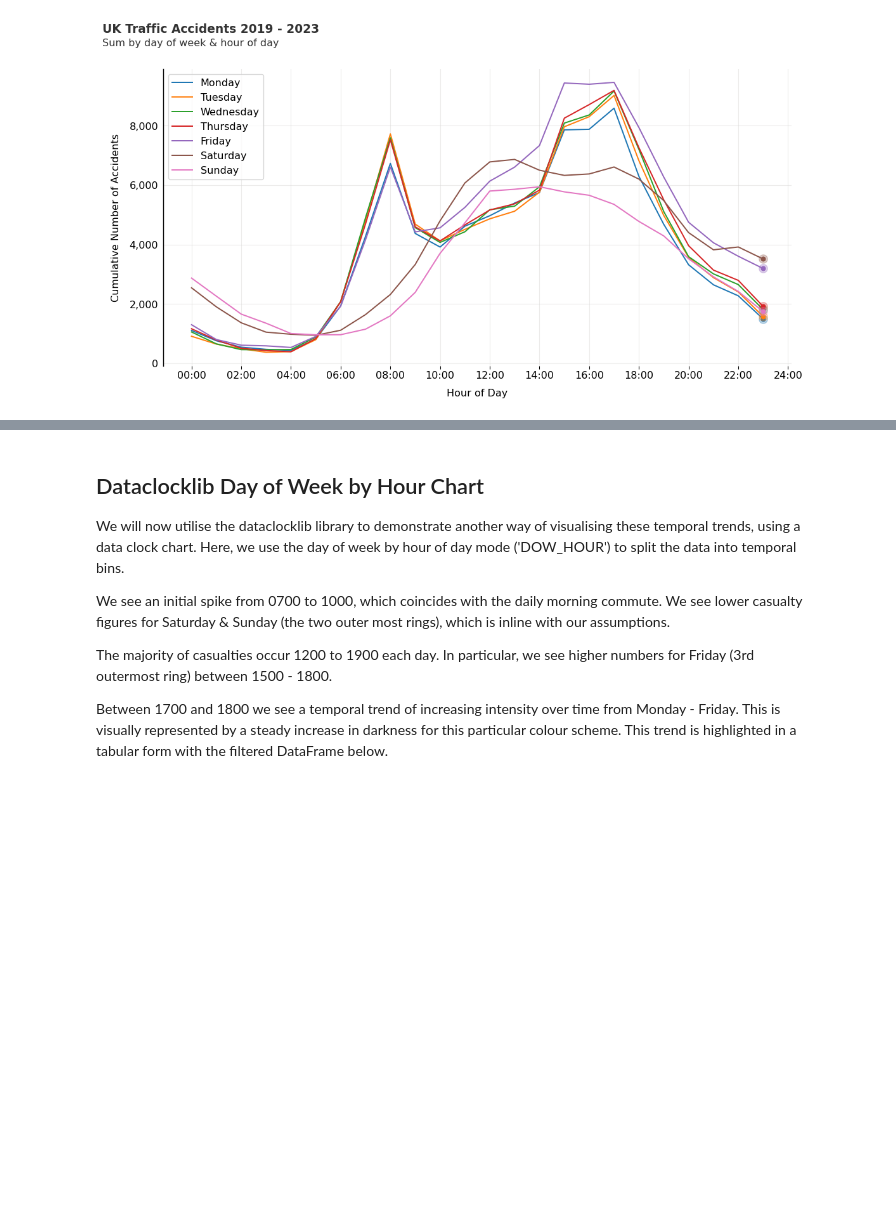
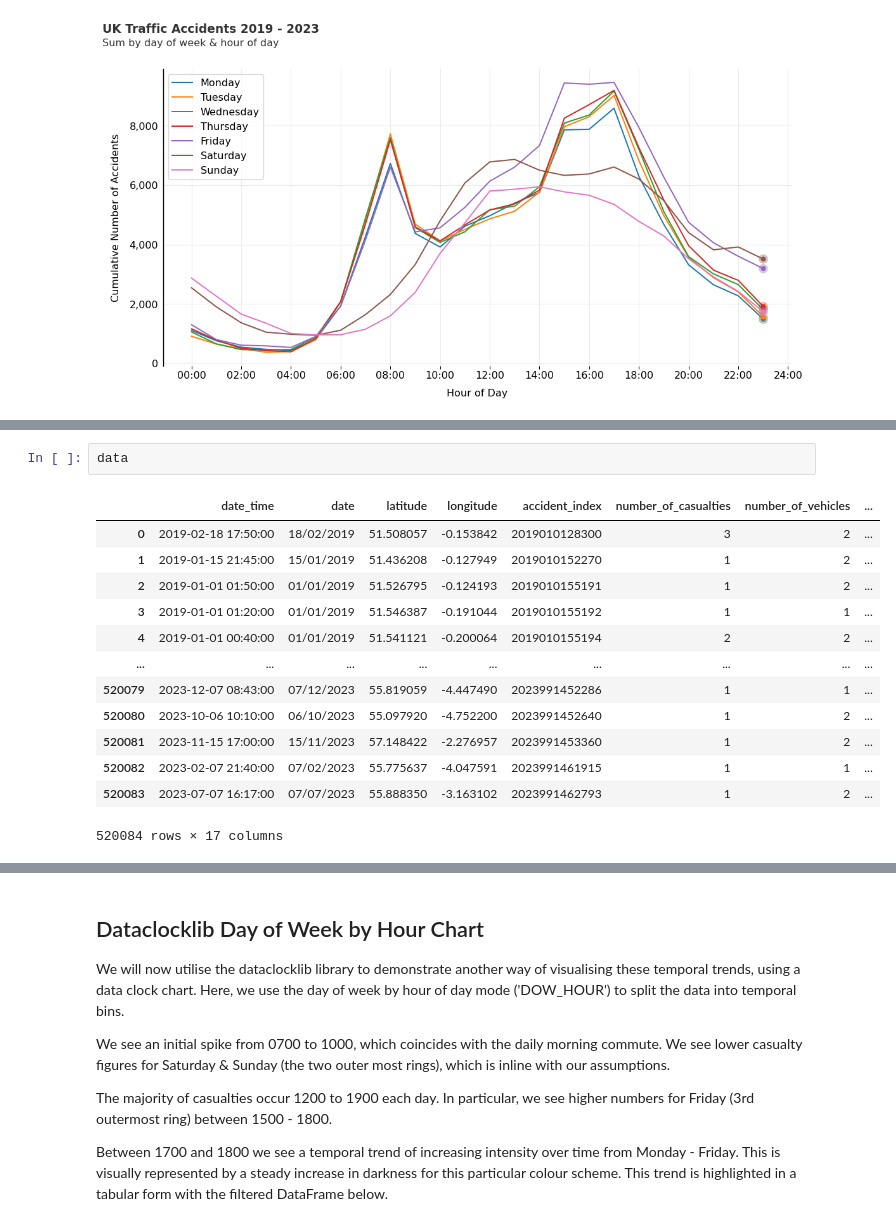
Before and after one commit to andyrids/dataclocklib, a Jupyter notebook: docs/source/tutorial.ipynb, the cells around one changed output, grey strips where cells are left out. Drawn from its saved outputs; the diff is of its cells as text; blank space fills up the shorter version.

```diff
--- a/docs/source/tutorial.ipynb
+++ b/docs/source/tutorial.ipynb
@@ -596,0 +614,16 @@ plt.show()
+# %%
+data
+# %% [output]
+|  | date_time | date | latitude | longitude | accident_index | number_of_casualties | number_of_vehicles | ... |
+| 0 | 2019-02-18 17:50:00 | 18/02/2019 | 51.508057 | -0.153842 | 2019010128300 | 3 | 2 | ... |
+| 1 | 2019-01-15 21:45:00 | 15/01/2019 | 51.436208 | -0.127949 | 2019010152270 | 1 | 2 | ... |
+| 2 | 2019-01-01 01:50:00 | 01/01/2019 | 51.526795 | -0.124193 | 2019010155191 | 1 | 2 | ... |
+| 3 | 2019-01-01 01:20:00 | 01/01/2019 | 51.546387 | -0.191044 | 2019010155192 | 1 | 1 | ... |
+| 4 | 2019-01-01 00:40:00 | 01/01/2019 | 51.541121 | -0.200064 | 2019010155194 | 2 | 2 | ... |
+| ... | ... | ... | ... | ... | ... | ... | ... | ... |
+| 520079 | 2023-12-07 08:43:00 | 07/12/2023 | 55.819059 | -4.447490 | 2023991452286 | 1 | 1 | ... |
+| 520080 | 2023-10-06 10:10:00 | 06/10/2023 | 55.097920 | -4.752200 | 2023991452640 | 1 | 2 | ... |
+| 520081 | 2023-11-15 17:00:00 | 15/11/2023 | 57.148422 | -2.276957 | 2023991453360 | 1 | 2 | ... |
+| 520082 | 2023-02-07 21:40:00 | 07/02/2023 | 55.775637 | -4.047591 | 2023991461915 | 1 | 1 | ... |
+| 520083 | 2023-07-07 16:17:00 | 07/07/2023 | 55.888350 | -3.163102 | 2023991462793 | 1 | 2 | ... |
+520084 rows × 17 columns
```
Also changed, not shown: parts of 15 cells of this notebook, 6 other files.
